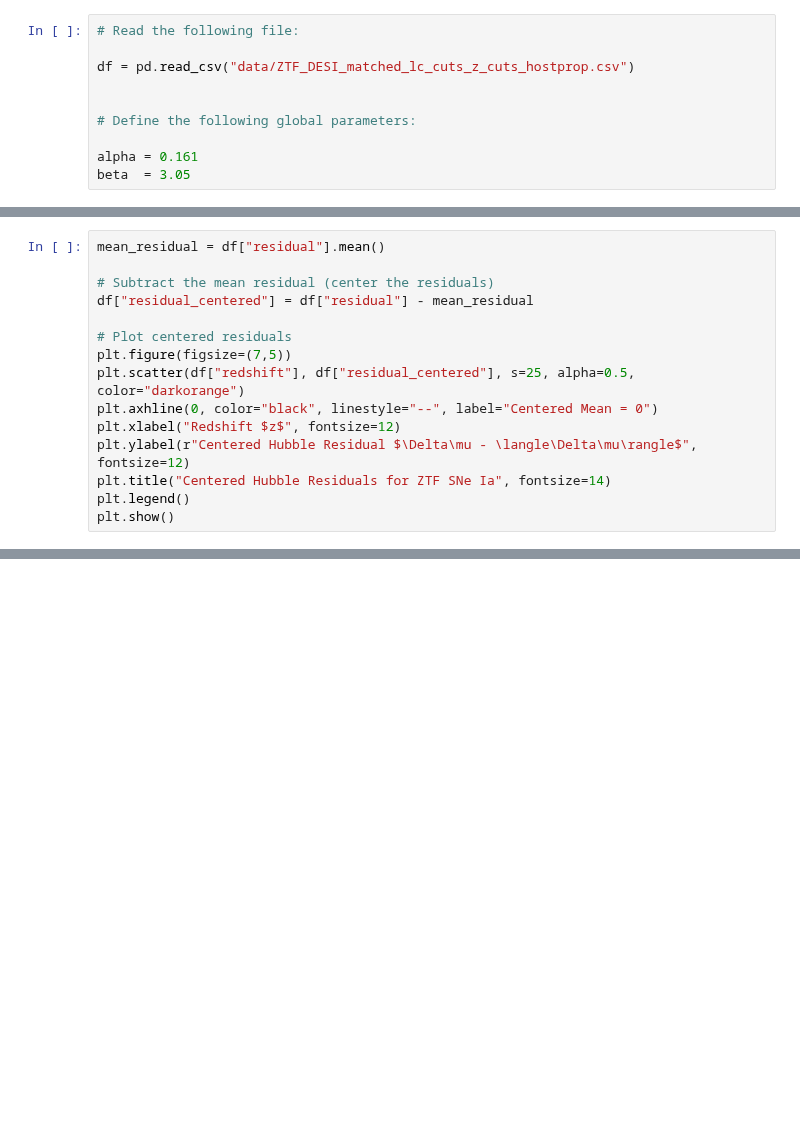
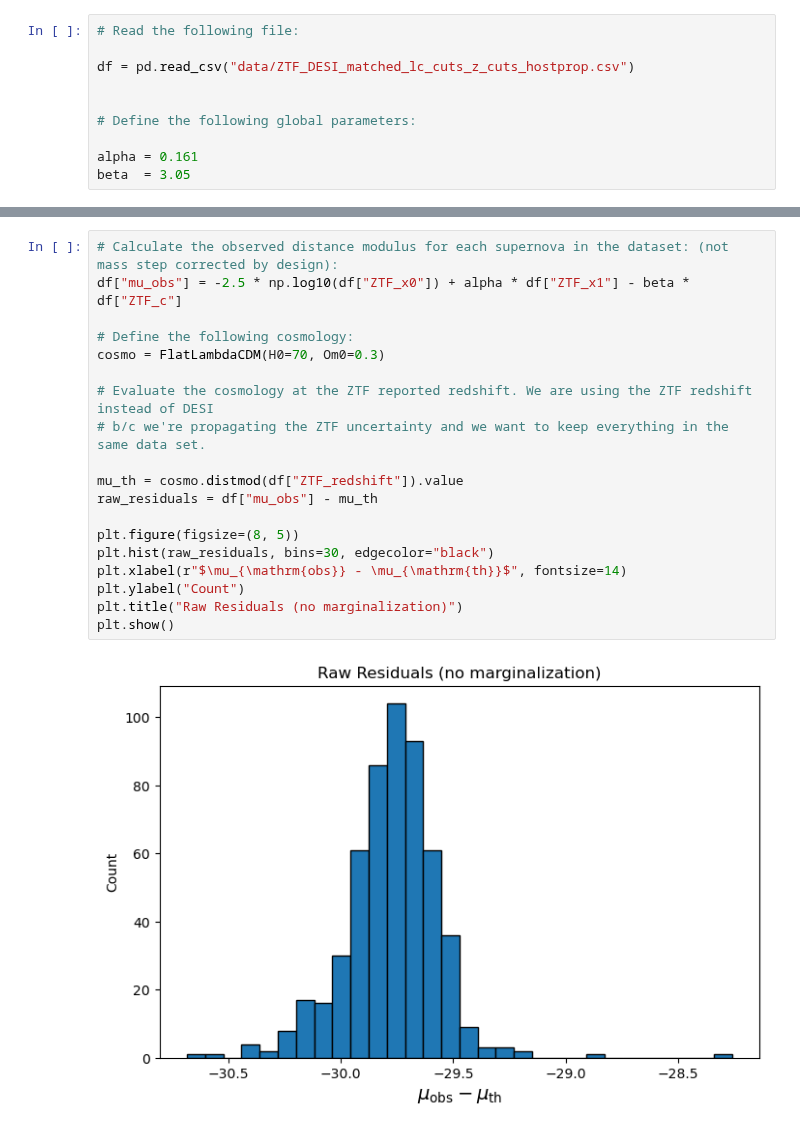
Before and after one commit to mwvgroup/myc21_first_paper, a Jupyter notebook: ZTF_DESI_data_prep/construct_hubble_resid.ipynb, the cells around one changed output, grey strips where cells are left out. Saved outputs shown, nothing was run; the diff lists cells and outputs as text; blank space fills up the shorter version.

Commit message:
Learned about marginalization and the negativel log likelihood

```diff
--- a/ZTF_DESI_data_prep/construct_hubble_resid.ipynb
+++ b/ZTF_DESI_data_prep/construct_hubble_resid.ipynb
@@ -947,15 +32,0 @@ KeyError: 'redshift'
-# %%
-mean_residual = df["residual"].mean()
-
-# Subtract the mean residual (center the residuals)
-df["residual_centered"] = df["residual"] - mean_residual
-
-# Plot centered residuals
-plt.figure(figsize=(7,5))
-plt.scatter(df["redshift"], df["residual_centered"], s=25, alpha=0.5, color="darkorange")
-plt.axhline(0, color="black", linestyle="--", label="Centered Mean = 0")
-plt.xlabel("Redshift $z$", fontsize=12)
-plt.ylabel(r"Centered Hubble Residual $\Delta\mu - \langle\Delta\mu\rangle$", fontsize=12)
-plt.title("Centered Hubble Residuals for ZTF SNe Ia", fontsize=14)
-plt.legend()
-plt.show()
@@ -1085,0 +33,21 @@ N_SN       = 540
+# %%
+# Calculate the observed distance modulus for each supernova in the dataset: (not mass step corrected by design):
+df["mu_obs"] = -2.5 * np.log10(df["ZTF_x0"]) + alpha * df["ZTF_x1"] - beta * df["ZTF_c"]
+
+# Define the following cosmology:
+cosmo = FlatLambdaCDM(H0=70, Om0=0.3)
+
+# Evaluate the cosmology at the ZTF reported redshift. We are using the ZTF redshift instead of DESI
+# b/c we're propagating the ZTF uncertainty and we want to keep everything in the same data set.
+
+mu_th = cosmo.distmod(df["ZTF_redshift"]).value
+raw_residuals = df["mu_obs"] - mu_th
+
+plt.figure(figsize=(8, 5))
+plt.hist(raw_residuals, bins=30, edgecolor="black")
+plt.xlabel(r"$\mu_{\mathrm{obs}} - \mu_{\mathrm{th}}$", fontsize=14)
+plt.ylabel("Count")
+plt.title("Raw Residuals (no marginalization)")
+plt.show()
+# %% [output]
+[figure, added]
```
Also changed, not shown: parts of 42 cells of this notebook, 1 other file.
